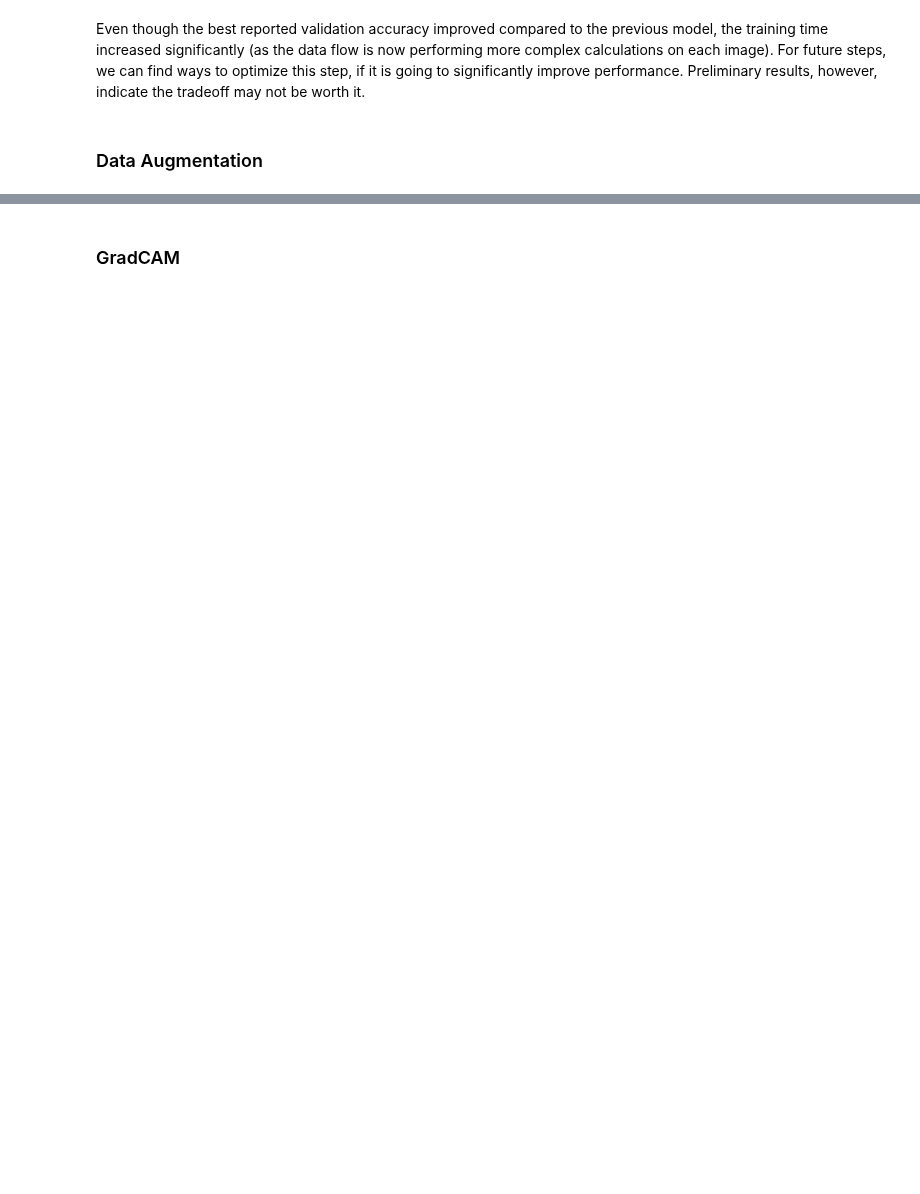
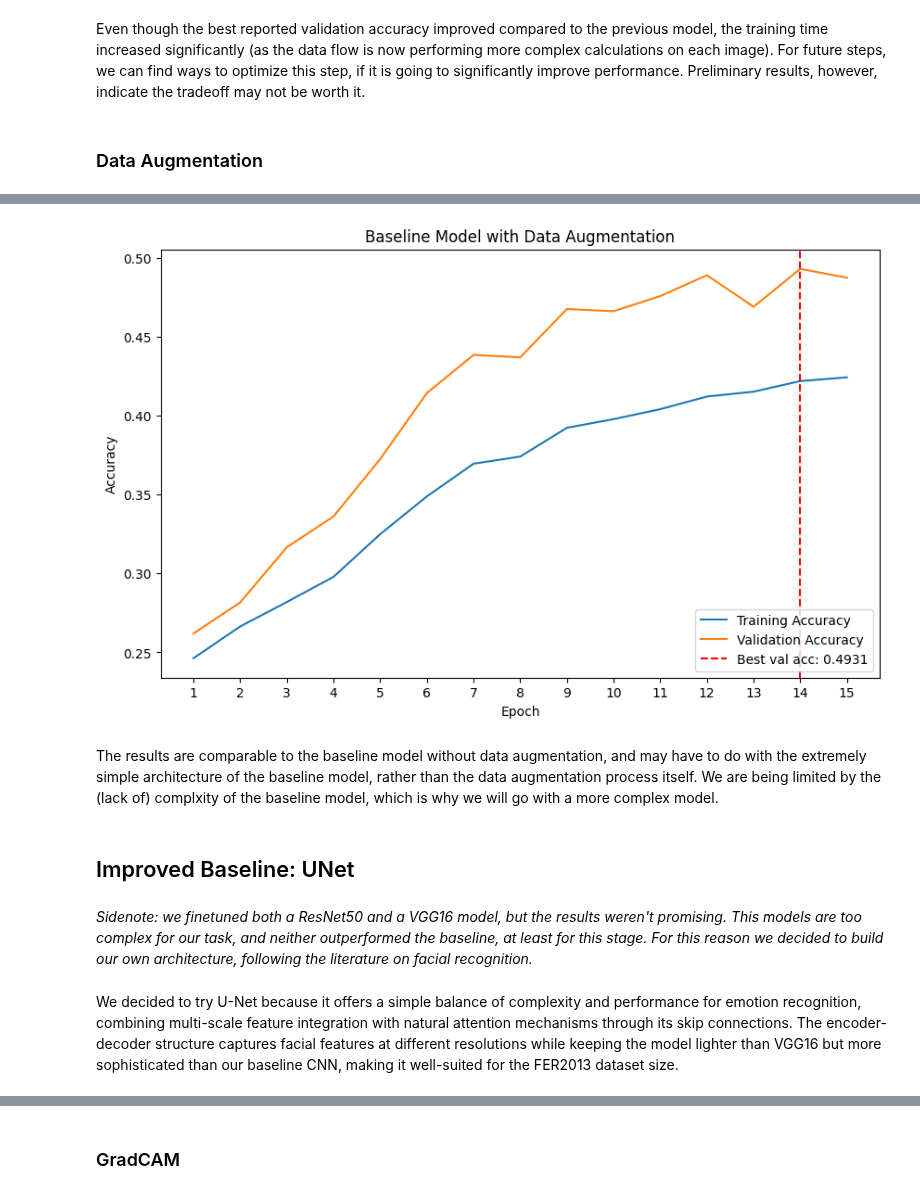
Before and after one commit to kayleeisokay/cs109b-final-project, a Jupyter notebook: MS3.ipynb, the cells around one changed output, grey strips where cells are left out. Cells and saved outputs as stored; diff of their text form; code cells hidden in the pictures; blank space fills up the shorter version.

```diff
--- a/MS3.ipynb
+++ b/MS3.ipynb
@@ -1006,0 +1016,25 @@ For future work, we will implement data augmentation techniques, including rotat
+# %%
+train_aug = image_dataset_from_directory(
+    train_dir,
+    image_size=target_size,
+    batch_size=batch_size,
+    label_mode="categorical",
+    color_mode="grayscale",
+)
+
+val_aug = val_norm
+
+# augmentation pipeline
+data_augmentation = tf.keras.Sequential([
+    layers.Rescaling(1.0 / 255),
+    layers.RandomRotation(0.083),
+    layers.RandomTranslation(0.1, 0.1),
+    layers.RandomZoom(0.2),
+    layers.RandomFlip("horizontal"),
+])
+train_aug = train_aug.map(lambda x, y: (data_augmentation(x, training=True), y))
+
+# prefetch to improve performance
+AUTOTUNE = tf.data.AUTOTUNE
+train_aug = train_aug.prefetch(buffer_size=AUTOTUNE)
+val_aug = val_aug.prefetch(buffer_size=AUTOTUNE)
@@ -1006,0 +1043,8 @@ For future work, we will implement data augmentation techniques, including rotat
+# %%
+baseline_aug_model = create_baseline_model()
+baseline_aug_model_history = baseline_aug_model.fit(
+    train_aug,
+    epochs=15,
+    validation_data=val_aug,
+    steps_per_epoch = len(train_aug),
+    verbose=1)
@@ -1006,0 +1069,10 @@ For future work, we will implement data augmentation techniques, including rotat
+# %%
+train_loss, train_acc = baseline_aug_model.evaluate(baseline_train_datagen, verbose=0)
+val_loss, val_acc = baseline_aug_model.evaluate(baseline_val_datagen, verbose=0)
+
+print("Baseline Model with Class Weighting")
+print(f"Train Loss: {train_loss:.4f}, Train Accuracy: {train_acc:.4f}")
+print(f"Validation Loss: {val_loss:.4f}, Validation Accuracy: {val_acc:.4f}")
+
+plot_accuracy(baseline_aug_model_history, 'Baseline Model with Data Augmentation')
+# %% [output]
@@ -1006,0 +1082,9 @@ For future work, we will implement data augmentation techniques, including rotat
+[figure, added]
+# %% [markdown]
+The results are comparable to the baseline model without data augmentation, and may have to do with the extremely simple architecture of the baseline model, rather than the data augmentation process itself. We are being limited by the (lack of) complxity of the baseline model, which is why we will go with a more complex model.
+# %% [markdown]
+## Improved Baseline: UNet
+# %% [markdown]
+*Sidenote: we finetuned both a ResNet50 and a VGG16 model, but the results weren't promising. This models are too complex for our task, and neither outperformed the baseline, at least for this stage. For this reason we decided to build our own architecture, following the literature on facial recognition.*
+# %% [markdown]
+We decided to try U-Net because it offers a simple balance of complexity and performance for emotion recognition, combining multi-scale feature integration with natural attention mechanisms through its skip connections. The encoder-decoder structure captures facial features at different resolutions while keeping the model lighter than VGG16 but more sophisticated than our baseline CNN, making it well-suited for the FER2013 dataset size.
```
Also changed, not shown: parts of 50 cells of this notebook, 2 other files.
